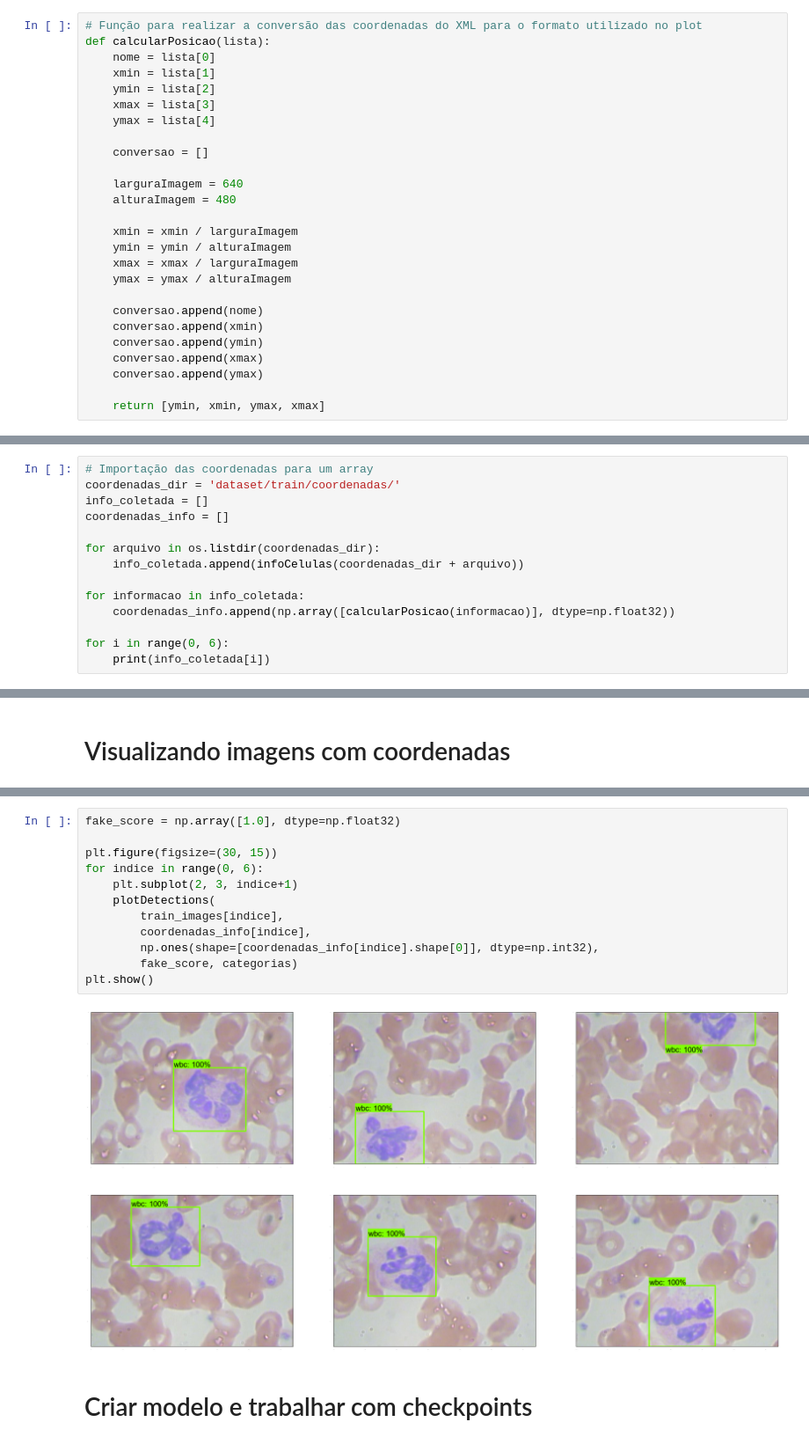
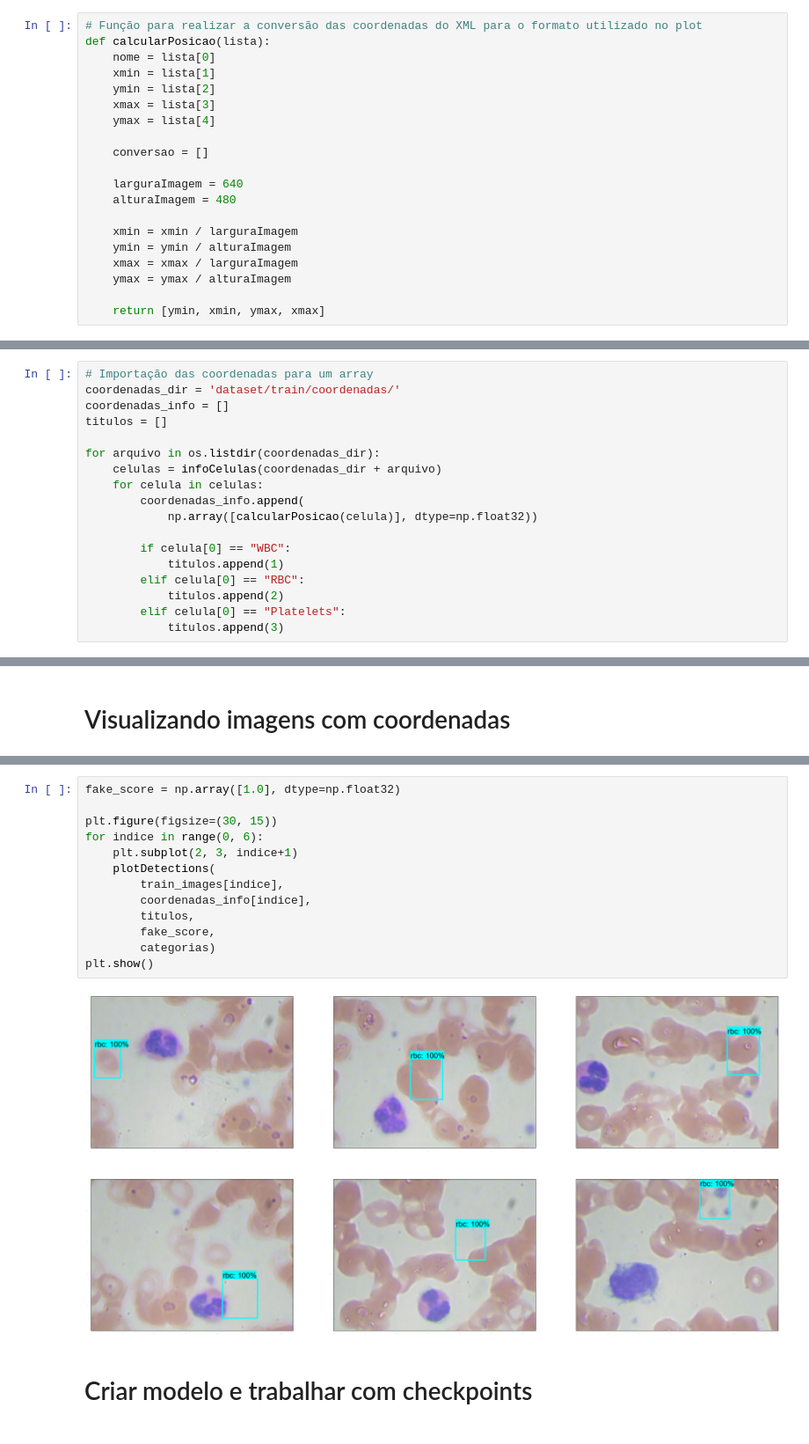
Before and after one commit to anthonyleier/blood-detection, a Jupyter notebook: multiple-cell-blood.ipynb, the cells around one changed output, grey strips where cells are left out. Shown at 88% size. Drawn from its saved outputs; the diff is of its cells as text.

Commit message:
Array de Títulos

```diff
--- a/multiple-cell-blood.ipynb
+++ b/multiple-cell-blood.ipynb
@@ -111,12 +111,6 @@ def calcularPosicao(lista):
     xmax = xmax / larguraImagem
     ymax = ymax / alturaImagem
 
-    conversao.append(nome)
-    conversao.append(xmin)
-    conversao.append(ymin)
-    conversao.append(xmax)
-    conversao.append(ymax)
-
     return [ymin, xmin, ymax, xmax]
 # %%
 # Função para coletar as coordenadas do arquivo XML
@@ -158,14 +152,18 @@ print(infoCelulas("dataset/train/coordenadas/BloodImage_00125.xml"))
 # %%
 # Importação das coordenadas para um array
 coordenadas_dir = 'dataset/train/coordenadas/'
-info_coletada = []
 coordenadas_info = []
+titulos = []
 
 for arquivo in os.listdir(coordenadas_dir):
-    info_coletada.append(infoCelulas(coordenadas_dir + arquivo))
+    celulas = infoCelulas(coordenadas_dir + arquivo)
+    for celula in celulas:
+        coordenadas_info.append(
+            np.array([calcularPosicao(celula)], dtype=np.float32))
 
-for informacao in info_coletada:
-    coordenadas_info.append(np.array([calcularPosicao(informacao)], dtype=np.float32))
-
-for i in range(0, 6):
-    print(info_coletada[i])
+        if celula[0] == "WBC":
+            titulos.append(1)
+        elif celula[0] == "RBC":
+            titulos.append(2)
+        elif celula[0] == "Platelets":
+            titulos.append(3)
@@ -212,17 +207,18 @@ print(len(coordenadas_info))
 # %%
 fake_score = np.array([1.0], dtype=np.float32)
 
 plt.figure(figsize=(30, 15))
 for indice in range(0, 6):
     plt.subplot(2, 3, indice+1)
     plotDetections(
         train_images[indice],
         coordenadas_info[indice],
-        np.ones(shape=[coordenadas_info[indice].shape[0]], dtype=np.int32),
-        fake_score, categorias)
+        titulos,
+        fake_score,
+        categorias)
 plt.show()
 # %% [output]
-[figure, old version]
+[figure, new version]
 # %% [markdown]
 # Criar modelo e trabalhar com checkpoints
 # %%
```
Also changed, not shown: parts of 5 cells of this notebook.
